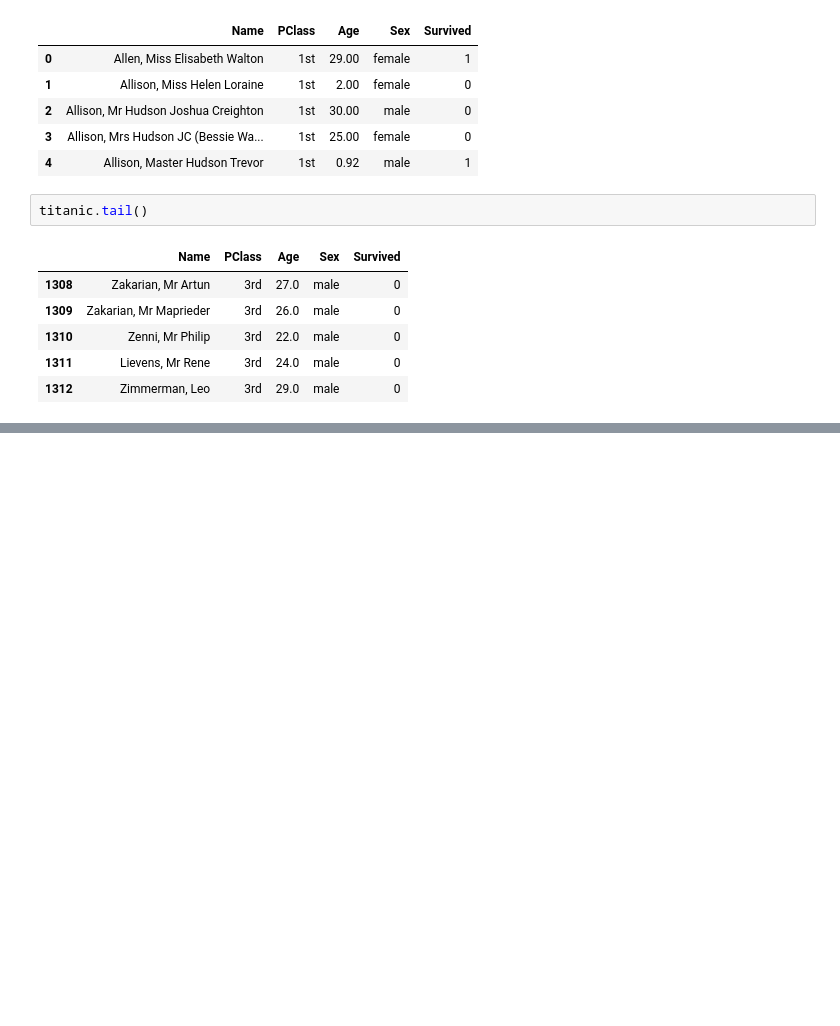
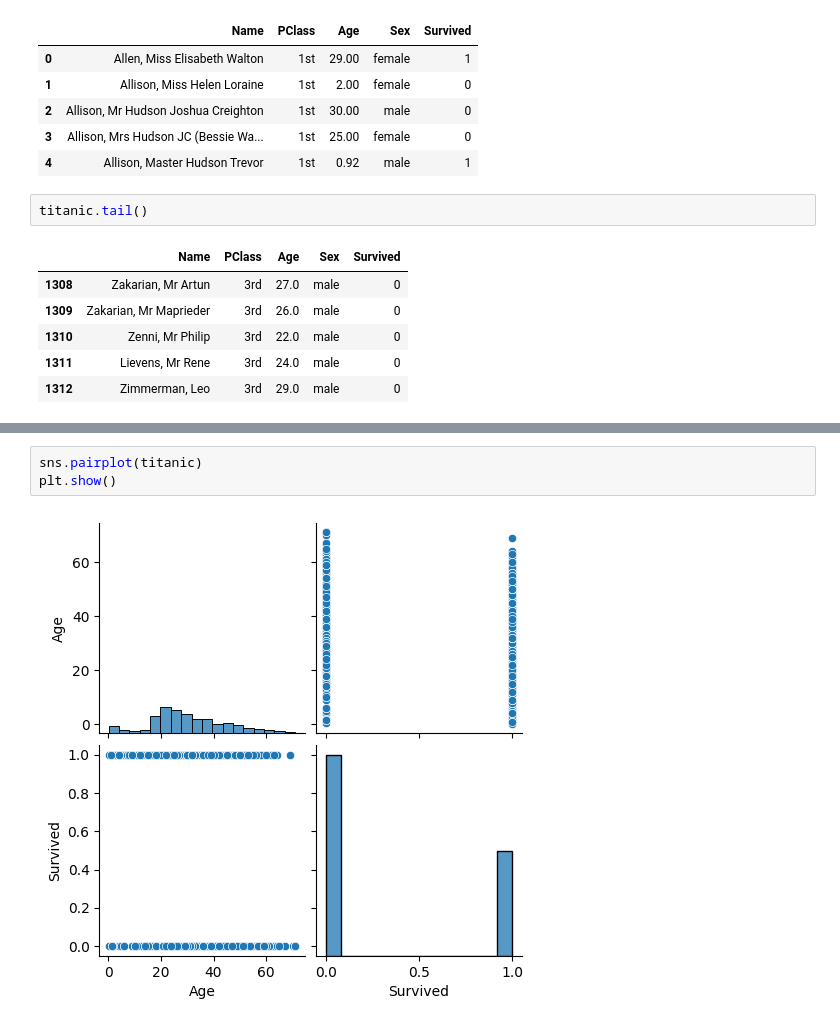
Before and after one commit to labib1910024/Python_Basic, a Jupyter notebook: eda_titanic.ipynb, the cells around one changed output, grey strips where cells are left out. Cells and saved outputs as stored; diff of their text form; blank space fills up the shorter version.

```diff
--- a/eda_titanic.ipynb
+++ b/eda_titanic.ipynb
@@ -33,0 +100,5 @@ titanic.
+# %%
+sns.pairplot(titanic)
+plt.show()
+# %% [output]
+[figure, added]
```
Also changed, not shown: parts of 10 cells of this notebook.
